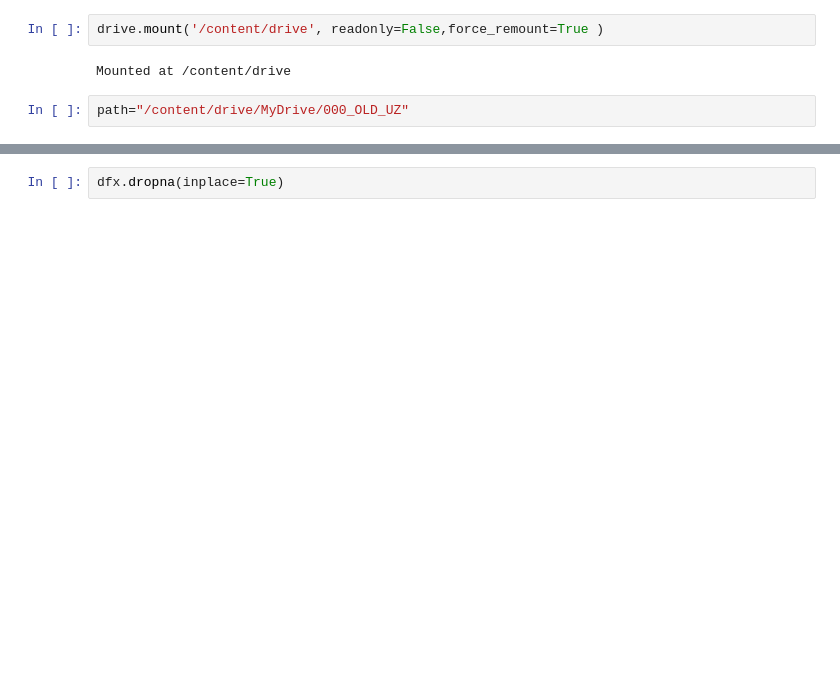
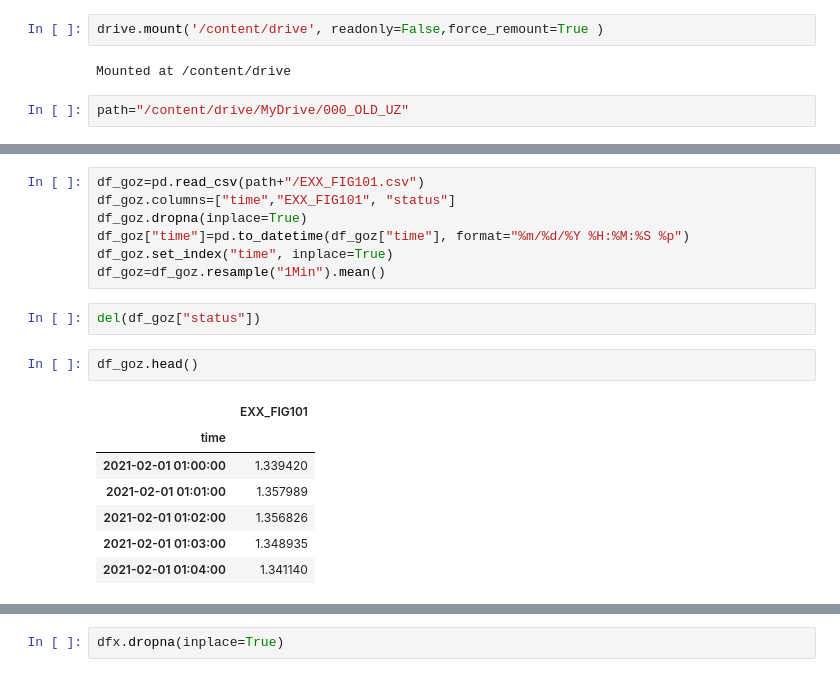
Before and after one commit to sipocz/I4_0, a Jupyter notebook: SolventRecovery.ipynb, the cells around one changed output, grey strips where cells are left out. Saved outputs shown, nothing was run; the diff lists cells and outputs as text; blank space fills up the shorter version.

```diff
--- a/SolventRecovery.ipynb
+++ b/SolventRecovery.ipynb
@@ -77,0 +71,19 @@ dfx.head()
+# %%
+df_goz=pd.read_csv(path+"/EXX_FIG101.csv")
+df_goz.columns=["time","EXX_FIG101", "status"]
+df_goz.dropna(inplace=True)
+df_goz["time"]=pd.to_datetime(df_goz["time"], format="%m/%d/%Y %H:%M:%S %p")
+df_goz.set_index("time", inplace=True)
+df_goz=df_goz.resample("1Min").mean()
+# %%
+del(df_goz["status"])
+# %%
+df_goz.head()
+# %% [output]
+|  | EXX_FIG101 |
+| time |  |
+| 2021-02-01 01:00:00 | 1.339420 |
+| 2021-02-01 01:01:00 | 1.357989 |
+| 2021-02-01 01:02:00 | 1.356826 |
+| 2021-02-01 01:03:00 | 1.348935 |
+| 2021-02-01 01:04:00 | 1.341140 |
```
Also changed, not shown: parts of 20 cells of this notebook.
